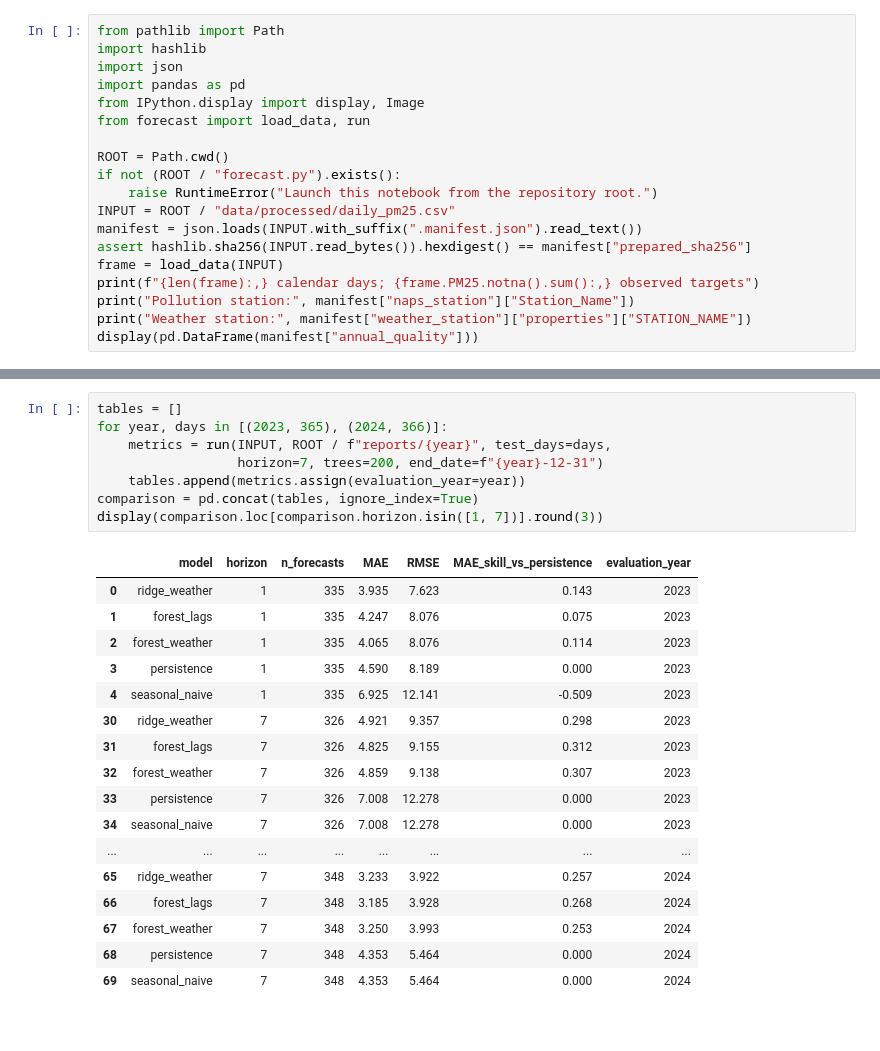
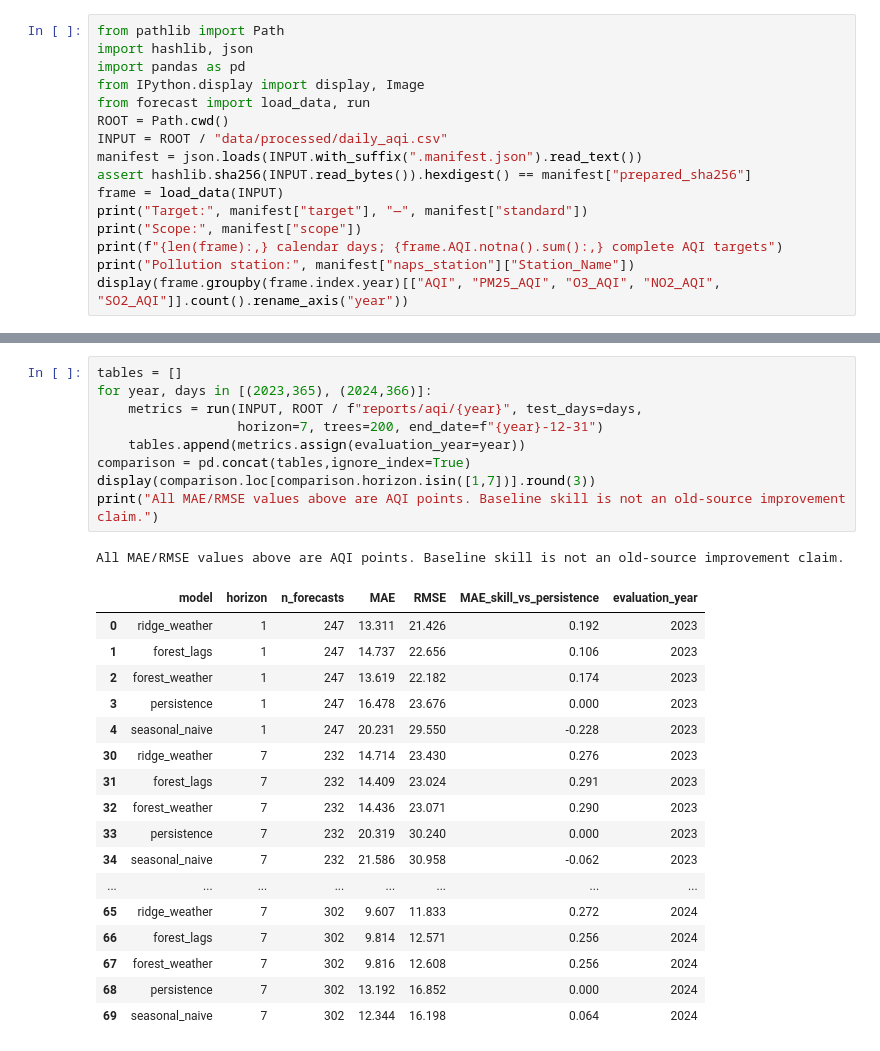
Before and after one commit to AhmedOT22/Air-Quality-Forecasting, a Jupyter notebook: AirQuality.ipynb, the cells around one changed output, grey strips where cells are left out. Saved outputs shown, nothing was run; the diff lists cells and outputs as text.

```diff
--- a/AirQuality.ipynb
+++ b/AirQuality.ipynb
@@ -14,20 +15,17 @@ Downloading refreshed raw data is a separate, explicit step: `python data_source
 # %%
 from pathlib import Path
-import hashlib
-import json
+import hashlib, json
 import pandas as pd
 from IPython.display import display, Image
 from forecast import load_data, run
-
 ROOT = Path.cwd()
-if not (ROOT / "forecast.py").exists():
-    raise RuntimeError("Launch this notebook from the repository root.")
-INPUT = ROOT / "data/processed/daily_pm25.csv"
+INPUT = ROOT / "data/processed/daily_aqi.csv"
 manifest = json.loads(INPUT.with_suffix(".manifest.json").read_text())
 assert hashlib.sha256(INPUT.read_bytes()).hexdigest() == manifest["prepared_sha256"]
 frame = load_data(INPUT)
-print(f"{len(frame):,} calendar days; {frame.PM25.notna().sum():,} observed targets")
+print("Target:", manifest["target"], "—", manifest["standard"])
+print("Scope:", manifest["scope"])
+print(f"{len(frame):,} calendar days; {frame.AQI.notna().sum():,} complete AQI targets")
 print("Pollution station:", manifest["naps_station"]["Station_Name"])
-print("Weather station:", manifest["weather_station"]["properties"]["STATION_NAME"])
-display(pd.DataFrame(manifest["annual_quality"]))
+display(frame.groupby(frame.index.year)[["AQI", "PM25_AQI", "O3_AQI", "NO2_AQI", "SO2_AQI"]].count().rename_axis("year"))
 # %% [output]
@@ -91,27 +102,29 @@ forecasts, not independent experiments or live operational performance.
 # %%
 tables = []
-for year, days in [(2023, 365), (2024, 366)]:
-    metrics = run(INPUT, ROOT / f"reports/{year}", test_days=days,
+for year, days in [(2023,365), (2024,366)]:
+    metrics = run(INPUT, ROOT / f"reports/aqi/{year}", test_days=days,
                   horizon=7, trees=200, end_date=f"{year}-12-31")
     tables.append(metrics.assign(evaluation_year=year))
-comparison = pd.concat(tables, ignore_index=True)
-display(comparison.loc[comparison.horizon.isin([1, 7])].round(3))
+comparison = pd.concat(tables,ignore_index=True)
+display(comparison.loc[comparison.horizon.isin([1,7])].round(3))
+print("All MAE/RMSE values above are AQI points. Baseline skill is not an old-source improvement claim.")
 # %% [output]
+All MAE/RMSE values above are AQI points. Baseline skill is not an old-source improvement claim.
 |  | model | horizon | n_forecasts | MAE | RMSE | MAE_skill_vs_persistence | evaluation_year |
-| 0 | ridge_weather | 1 | 335 | 3.935 | 7.623 | 0.143 | 2023 |
-| 1 | forest_lags | 1 | 335 | 4.247 | 8.076 | 0.075 | 2023 |
-| 2 | forest_weather | 1 | 335 | 4.065 | 8.076 | 0.114 | 2023 |
-| 3 | persistence | 1 | 335 | 4.590 | 8.189 | 0.000 | 2023 |
-| 4 | seasonal_naive | 1 | 335 | 6.925 | 12.141 | -0.509 | 2023 |
-| 30 | ridge_weather | 7 | 326 | 4.921 | 9.357 | 0.298 | 2023 |
-| 31 | forest_lags | 7 | 326 | 4.825 | 9.155 | 0.312 | 2023 |
-| 32 | forest_weather | 7 | 326 | 4.859 | 9.138 | 0.307 | 2023 |
-| 33 | persistence | 7 | 326 | 7.008 | 12.278 | 0.000 | 2023 |
-| 34 | seasonal_naive | 7 | 326 | 7.008 | 12.278 | 0.000 | 2023 |
+| 0 | ridge_weather | 1 | 247 | 13.311 | 21.426 | 0.192 | 2023 |
+| 1 | forest_lags | 1 | 247 | 14.737 | 22.656 | 0.106 | 2023 |
+| 2 | forest_weather | 1 | 247 | 13.619 | 22.182 | 0.174 | 2023 |
+| 3 | persistence | 1 | 247 | 16.478 | 23.676 | 0.000 | 2023 |
+| 4 | seasonal_naive | 1 | 247 | 20.231 | 29.550 | -0.228 | 2023 |
+| 30 | ridge_weather | 7 | 232 | 14.714 | 23.430 | 0.276 | 2023 |
+| 31 | forest_lags | 7 | 232 | 14.409 | 23.024 | 0.291 | 2023 |
+| 32 | forest_weather | 7 | 232 | 14.436 | 23.071 | 0.290 | 2023 |
+| 33 | persistence | 7 | 232 | 20.319 | 30.240 | 0.000 | 2023 |
+| 34 | seasonal_naive | 7 | 232 | 21.586 | 30.958 | -0.062 | 2023 |
 | ... | ... | ... | ... | ... | ... | ... | ... |
-| 65 | ridge_weather | 7 | 348 | 3.233 | 3.922 | 0.257 | 2024 |
-| 66 | forest_lags | 7 | 348 | 3.185 | 3.928 | 0.268 | 2024 |
-| 67 | forest_weather | 7 | 348 | 3.250 | 3.993 | 0.253 | 2024 |
-| 68 | persistence | 7 | 348 | 4.353 | 5.464 | 0.000 | 2024 |
-| 69 | seasonal_naive | 7 | 348 | 4.353 | 5.464 | 0.000 | 2024 |
+| 65 | ridge_weather | 7 | 302 | 9.607 | 11.833 | 0.272 | 2024 |
+| 66 | forest_lags | 7 | 302 | 9.814 | 12.571 | 0.256 | 2024 |
+| 67 | forest_weather | 7 | 302 | 9.816 | 12.608 | 0.256 | 2024 |
+| 68 | persistence | 7 | 302 | 13.192 | 16.852 | 0.000 | 2024 |
+| 69 | seasonal_naive | 7 | 302 | 12.344 | 16.198 | 0.064 | 2024 |
 # %%
```
Also changed, not shown: parts of 12 cells of this notebook, 31 other files.
